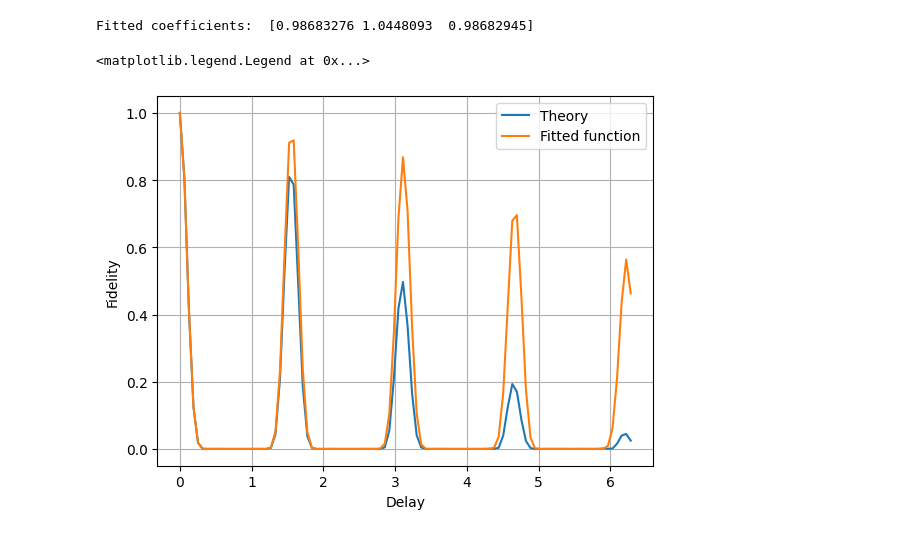
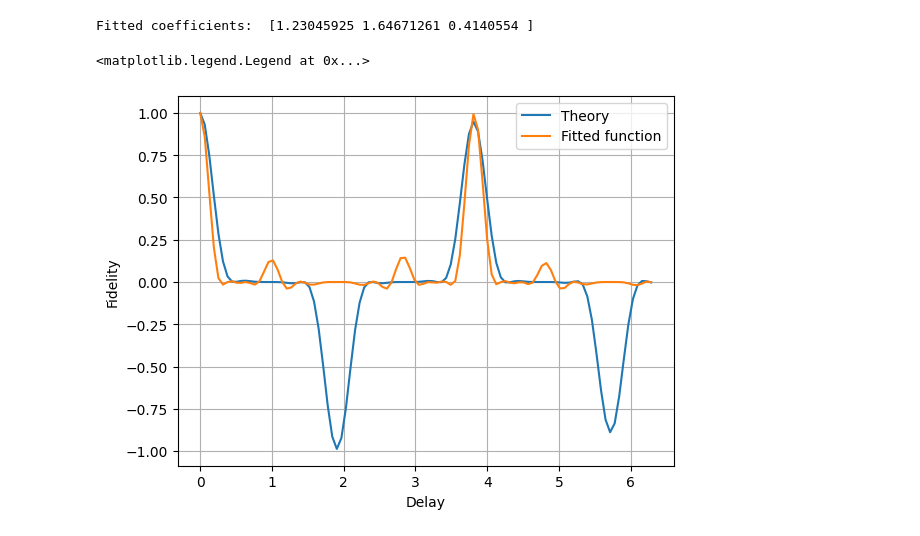
Before and after one commit to Davidkatom/Crosstalk, a Jupyter notebook: OscilationsManyQubits.ipynb, the cells around one changed output. Drawn from its saved outputs; the diff is of its cells as text; code cells hidden in the pictures.

```diff
--- a/OscilationsManyQubits.ipynb
+++ b/OscilationsManyQubits.ipynb
@@ -36,8 +36,8 @@ fid = []
 Z = []
 Zi = [[] for _ in range(n)] # Create a list of lists to store the expectation values for each qubit
 
-J = [random.uniform(0.9, 1.1) for _ in range(n-1)]
-#J = [1.0818719219848087, 0.9534243710504171]
+J = [random.uniform(0.8, 1.2) for _ in range(n-1)]
+#J = [0.8, np.sqrt(3)]
 for t in delay:
     #qr = QuantumRegister(n)
     #cr = ClassicalRegister(n)
@@ -107,7 +107,7 @@ def func(js,t):
     H = effective_hem(n,js)
     y = 1
     for i in range(n**2-1):
-        y *= np.cos(0.5*H[i][i]*t)**2
+        y *= np.cos(0.5*H[i][i]*t)
     return y
 Y = [func(J,t) for t in delay]
 plt.grid()
@@ -125,34 +125,34 @@ from scipy.optimize import curve_fit
 # Define the function that you want to fit.
 def func(t, *js):
     H = effective_hem(n, js)
     y = 1
     for i in range(n**2-1):
-        y *= np.cos(0.5*H[i][i]*t)**2
+        y *= np.cos(0.5*H[i][i]*t)
     return y
 
 # Initial guess for js
 # Here I'm assuming that js is a list of the same size as delay.
 # If that's not the case, you should provide an appropriate initial guess.
 initial_js = np.ones(n-1)
 
 # Fit your function to the data
-popt, pcov = curve_fit(func, delay, Z, p0=initial_js)
+popt, pcov = curve_fit(func, delay, Z, p0=initial_js, bounds=(0,2))
 
 # Print the coefficients
 print("Fitted coefficients: ", popt)
 
 # Generate Y values for the fitted function
 Y_fitted = [func(t, *popt) for t in delay]
 
 # Plot the data, the original function, and the fitted function
 plt.grid()
 plt.ylabel('Fidelity')
 plt.xlabel('Delay')
 #plt.plot(delay, Z, label='Qiskit')
 plt.plot(delay, Y, label='Theory')
 plt.plot(delay, Y_fitted, label='Fitted function')
 plt.legend()
 # %% [output]
-Fitted coefficients:  [0.98683276 1.0448093  0.98682945]
+Fitted coefficients:  [1.23045925 1.64671261 0.4140554 ]
 <matplotlib.legend.Legend at 0x...>
-[figure, old version]
+[figure, new version]
```
Also changed, not shown: parts of 5 cells of this notebook.
